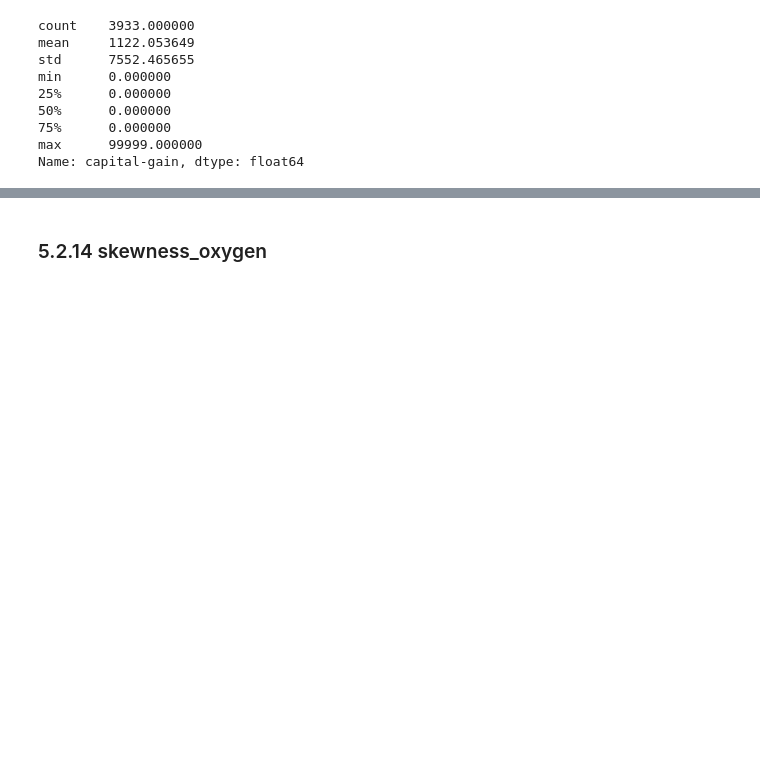
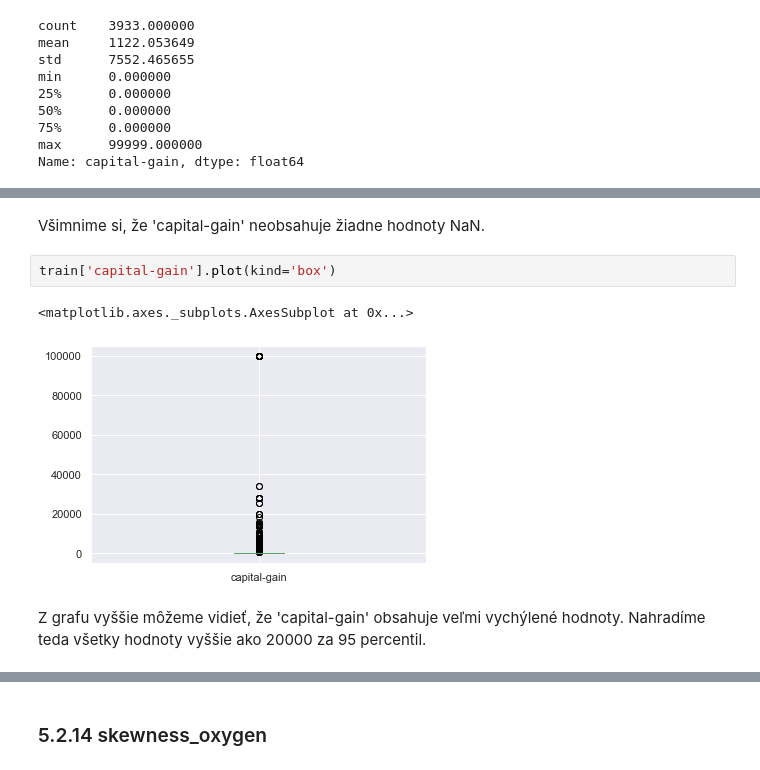
Before and after one commit to jaruji/IAU-project, a Jupyter notebook: IAU - Kocurik, Bedej J., prieskumna analyza.ipynb, the cells around one changed output, grey strips where cells are left out. Drawn from its saved outputs; the diff is of its cells as text; blank space fills up the shorter version.

```diff
--- a/IAU - Kocurik, Bedej J., prieskumna analyza.ipynb
+++ b/IAU - Kocurik, Bedej J., prieskumna analyza.ipynb
@@ -1681,0 +1757,9 @@ Name: capital-gain, dtype: float64
+# %% [markdown]
+Všimnime si, že 'capital-gain' neobsahuje žiadne hodnoty NaN.
+# %%
+train['capital-gain'].plot(kind='box')
+# %% [output]
+<matplotlib.axes._subplots.AxesSubplot at 0x...>
+[figure, added]
+# %% [markdown]
+Z grafu vyššie môžeme vidieť, že 'capital-gain' obsahuje veľmi vychýlené hodnoty. Nahradíme teda všetky hodnoty vyššie ako 20000 za 95 percentil.
```
Also changed, not shown: parts of 59 cells of this notebook.
